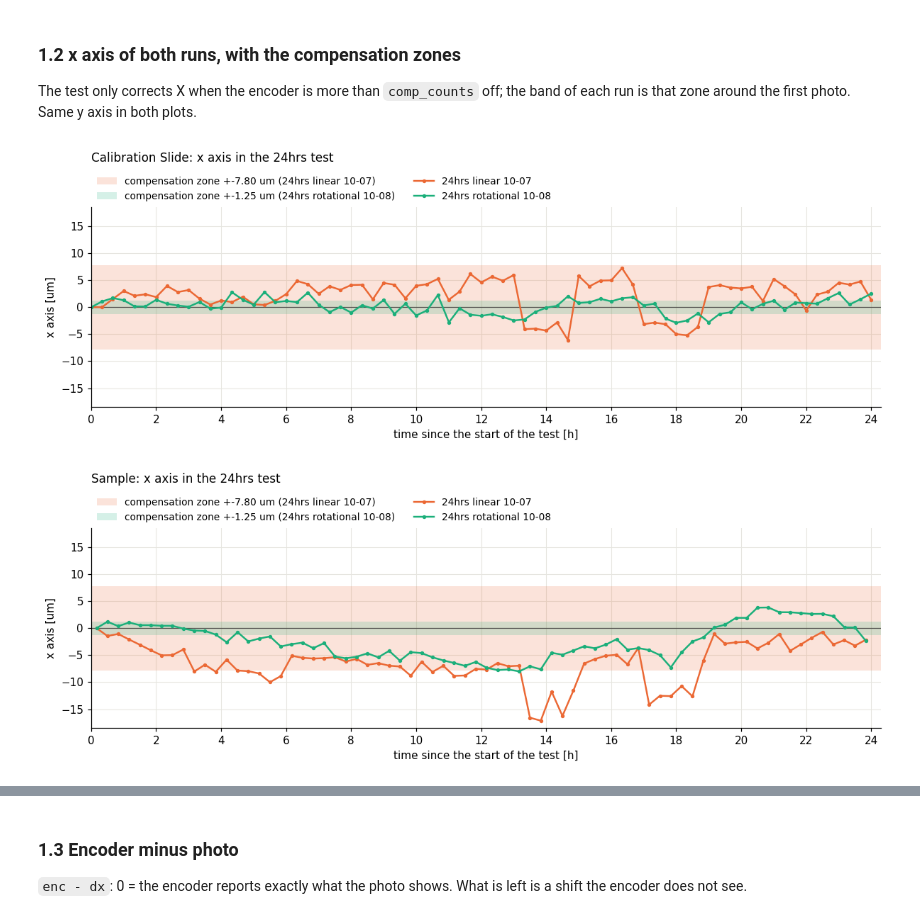
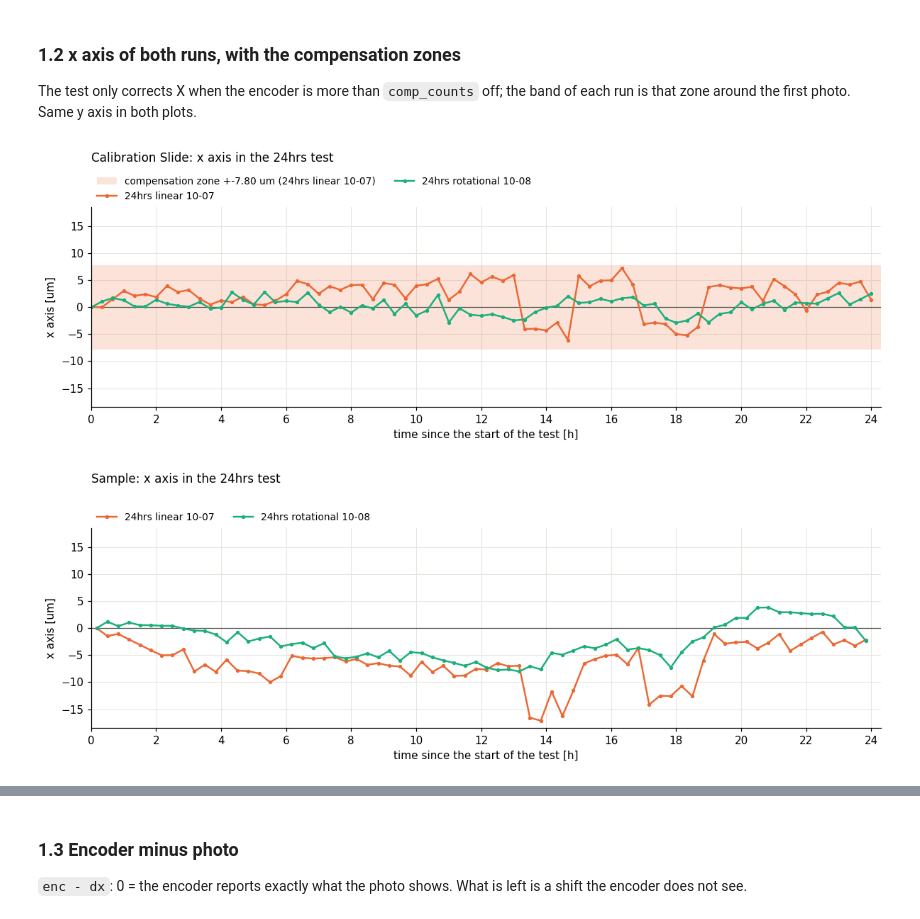
Before and after one commit to haikew/uc2-esp32, a Jupyter notebook: tools/PYTHON/encoder_test/encoder_test.ipynb, the cells around one changed output, grey strips where cells are left out. Drawn from its saved outputs; the diff is of its cells as text; code cells hidden in the pictures.

```diff
--- a/tools/PYTHON/encoder_test/encoder_test.ipynb
+++ b/tools/PYTHON/encoder_test/encoder_test.ipynb
@@ -159,25 +159,26 @@ that zone around the first photo. Same y axis in both plots.
 # %%
 shift = {name: pd.read_csv(DATA_DIR / run["shift_csv"], usecols=["hours", "place", "dx_um"])
          for name, run in ULTRA_RUNS.items()}
 y_max = 1.08 * max(max(s["dx_um"].abs().max() for s in shift.values()),
                    max(run["zone_um"] for run in ULTRA_RUNS.values()))
 
 for place in PLACES:
     fig, ax = plt.subplots()
     ax.axhline(0, color=COLOR["ink"], lw=0.8)
     for name, run in ULTRA_RUNS.items():
-        um = run["zone_um"]
-        ax.axhspan(-um, um, color=run["color"], alpha=0.18, lw=0, label=f"compensation zone +-{um:.2f} um ({name})")
+        if name == "24hrs linear 10-07" and place == "calibration slide":
+            um = run["zone_um"]
+            ax.axhspan(-um, um, color=run["color"], alpha=0.18, lw=0, label=f"compensation zone +-{um:.2f} um ({name})")
     for name, run in ULTRA_RUNS.items():
         photos = shift[name][shift[name]["place"] == place]
         ax.plot(photos["hours"], photos["dx_um"], ".-", color=run["color"], label=name)
     ax.set_title(f"{place.title()}: {NAME['dx']} in the {NAME['test']} test", pad=42)
     ax.set(ylabel=f"{NAME['dx']} [um]", xlabel="time since the start of the test [h]", xlim=(0, 24.3), ylim=(-y_max, y_max))
     ax.set_xticks(range(0, 25, 2))
     ax.legend(loc="lower left", bbox_to_anchor=(0, 1), borderaxespad=0.2, ncol=2, fontsize=9)
     fig.tight_layout()
     fig.savefig(PLOT_DIR / f"1_2_dx_{place}.png".replace(" ", "_"))
     plt.show()
 # %% [output]
-[figure, old version]
+[figure, new version]
-[figure, old version]
+[figure, new version]
```
Also changed, not shown: parts of 4 cells of this notebook, 40 other files.
